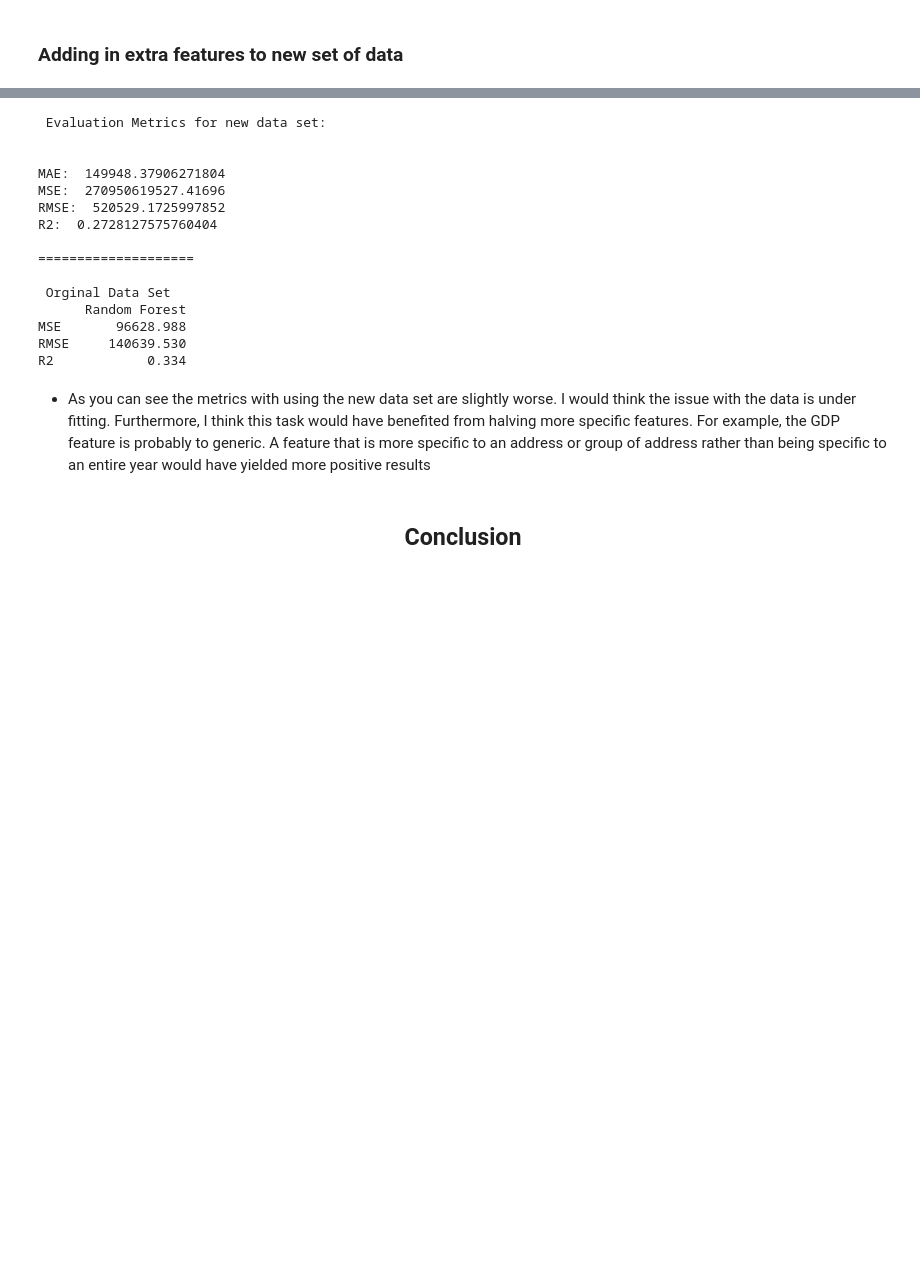
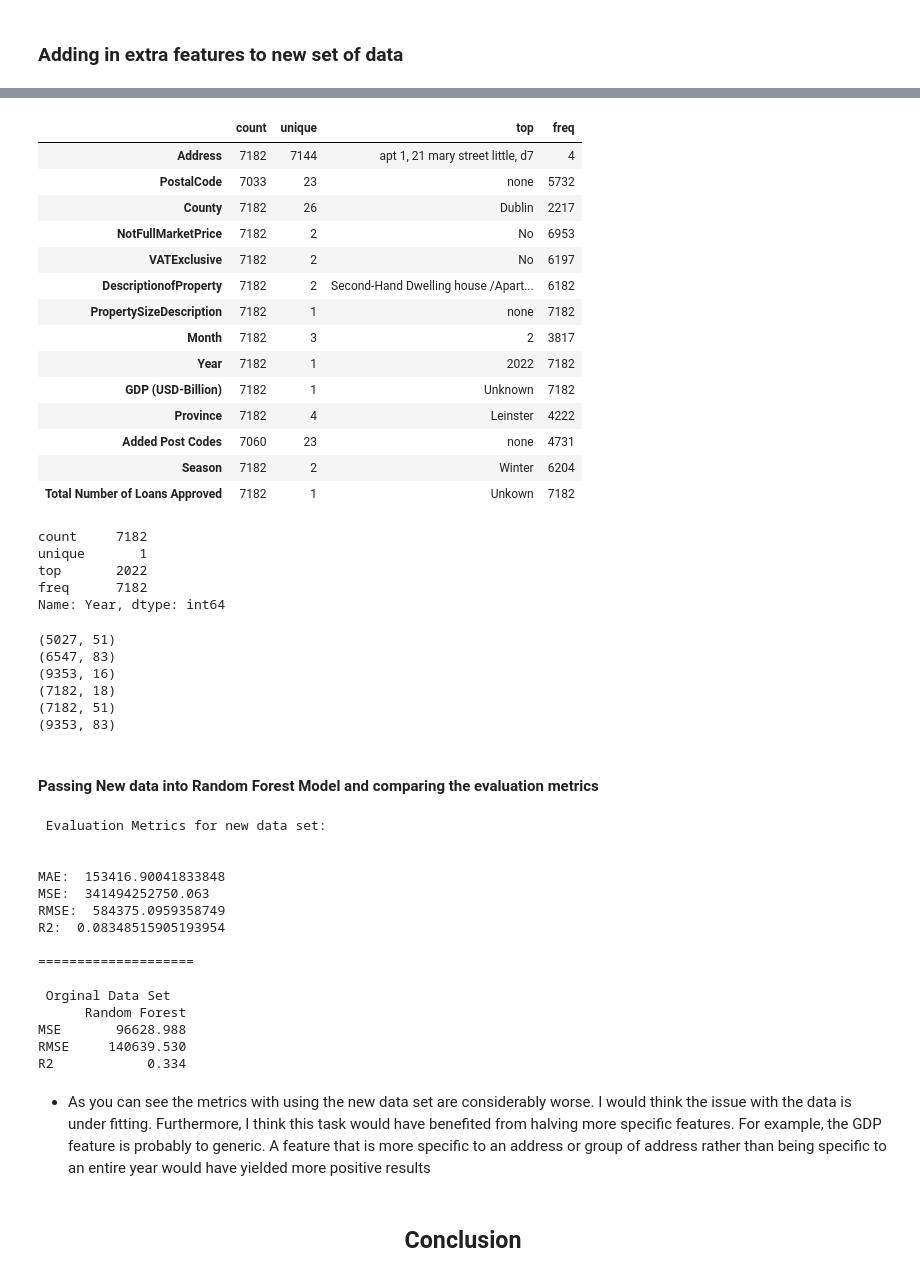
Before and after one commit to Gus1616/Data-analytics-Homework2, a Jupyter notebook: Notebook_Boothman_Gus_17350796_COMP47350_Homework2.ipynb, the cells around one changed output, grey strips where cells are left out. Drawn from its saved outputs; the diff is of its cells as text; code cells hidden in the pictures; blank space fills up the shorter version.

```diff
--- a/Notebook_Boothman_Gus_17350796_COMP47350_Homework2.ipynb
+++ b/Notebook_Boothman_Gus_17350796_COMP47350_Homework2.ipynb
@@ -1863,5 +2014,52 @@ RandomForestRegressor(random_state=1)
+# %%
+category_columns = df_newDataSet.select_dtypes(['category']).columns
+
+df_newDataSet[category_columns].describe().T
+# %% [output]
+|  | count | unique | top | freq |
+| Address | 7182 | 7144 | apt 1, 21 mary street little, d7 | 4 |
+| PostalCode | 7033 | 23 | none | 5732 |
+| County | 7182 | 26 | Dublin | 2217 |
+| NotFullMarketPrice | 7182 | 2 | No | 6953 |
+| VATExclusive | 7182 | 2 | No | 6197 |
+| DescriptionofProperty | 7182 | 2 | Second-Hand Dwelling house /Apart... | 6182 |
+| PropertySizeDescription | 7182 | 1 | none | 7182 |
+| Month | 7182 | 3 | 2 | 3817 |
+| Year | 7182 | 1 | 2022 | 7182 |
+| GDP (USD-Billion) | 7182 | 1 | Unknown | 7182 |
+| Province | 7182 | 4 | Leinster | 4222 |
+| Added Post Codes | 7060 | 23 | none | 4731 |
+| Season | 7182 | 2 | Winter | 6204 |
+| Total Number of Loans Approved | 7182 | 1 | Unkown | 7182 |
+# %%
+df_newDataSet['Year'].describe().T
+# %% [output]
+count     7182
+unique       1
+top       2022
+freq      7182
+Name: Year, dtype: int64
+# %%
+print(X_train.shape)
+print(Xtrain.shape)
+print(df.shape)
+print(df_newDataSet.shape)
+print(X.shape)
+print(train.shape)
+# %% [output]
+(5027, 51)
+(6547, 83)
+(9353, 16)
+(7182, 18)
+(7182, 51)
+(9353, 83)
+# %% [markdown]
+#### Passing New data into Random Forest Model and comparing the evaluation metrics
 # %%
-newDataPredictions = random_forest.predict(X_train)
+newDataRF = RandomForestRegressor().fit(X_train, y_train)
+
+
+newDataPredictions = newDataRF.predict(X_train)
 
 
 print("\n Evaluation Metrics for new data set:")
@@ -1874,10 +2072,10 @@ print(RF_DF)
  Evaluation Metrics for new data set:
 
 
-MAE:  149948.37906271804
-MSE:  270950619527.41696
-RMSE:  520529.1725997852
-R2:  0.2728127575760404
+MAE:  153416.90041833848
+MSE:  341494252750.063
+RMSE:  584375.0959358749
+R2:  0.08348515905193954
 
 ====================
 
@@ -1887,7 +2085,7 @@ MSE       96628.988
 RMSE     140639.530
 R2            0.334
 # %% [markdown]
-- As you can see the metrics with using the new data set are slightly worse. I would think the issue with the data is under fitting. Furthermore, I think this task would have benefited from halving more specific features. For example, the GDP feature is probably to generic. A feature that is more specific to an address or group of address rather than being specific to an entire year would have yielded more positive results
+- As you can see the metrics with using the new data set are considerably worse. I would think the issue with the data is under fitting. Furthermore, I think this task would have benefited from halving more specific features. For example, the GDP feature is probably to generic. A feature that is more specific to an address or group of address rather than being specific to an entire year would have yielded more positive results
 # %% [markdown]
 <h2 align="center"> Conclusion</h2>
 # %% [markdown]
```
Also changed, not shown: parts of 60 cells of this notebook, 3 other files.
